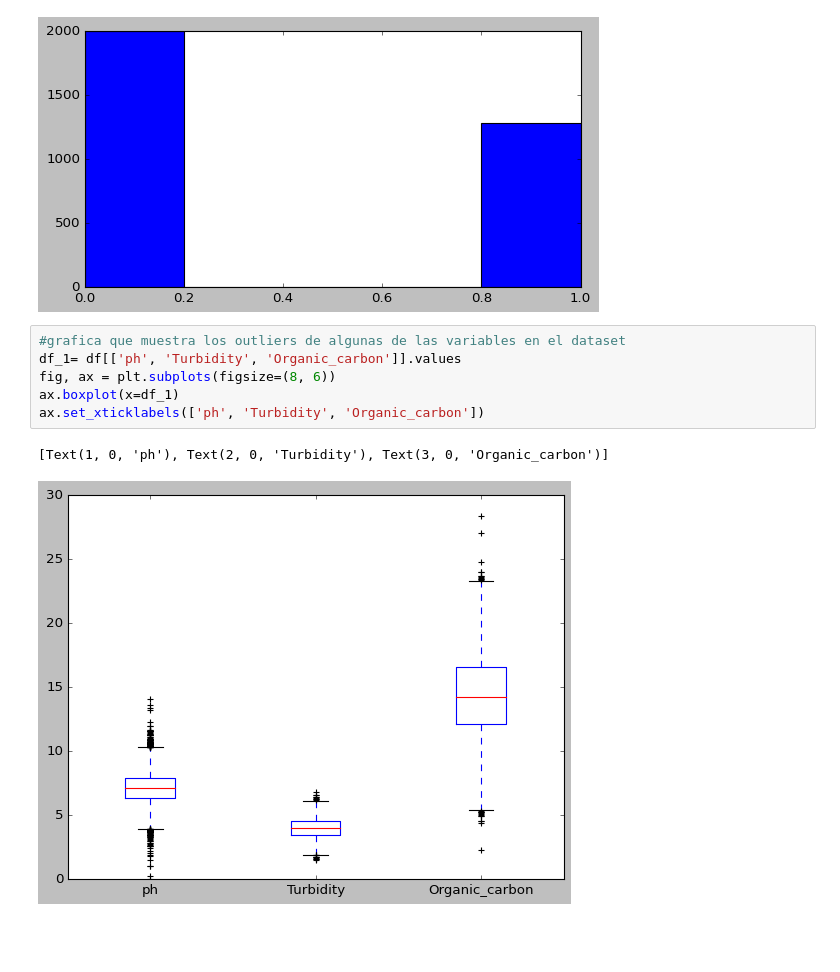
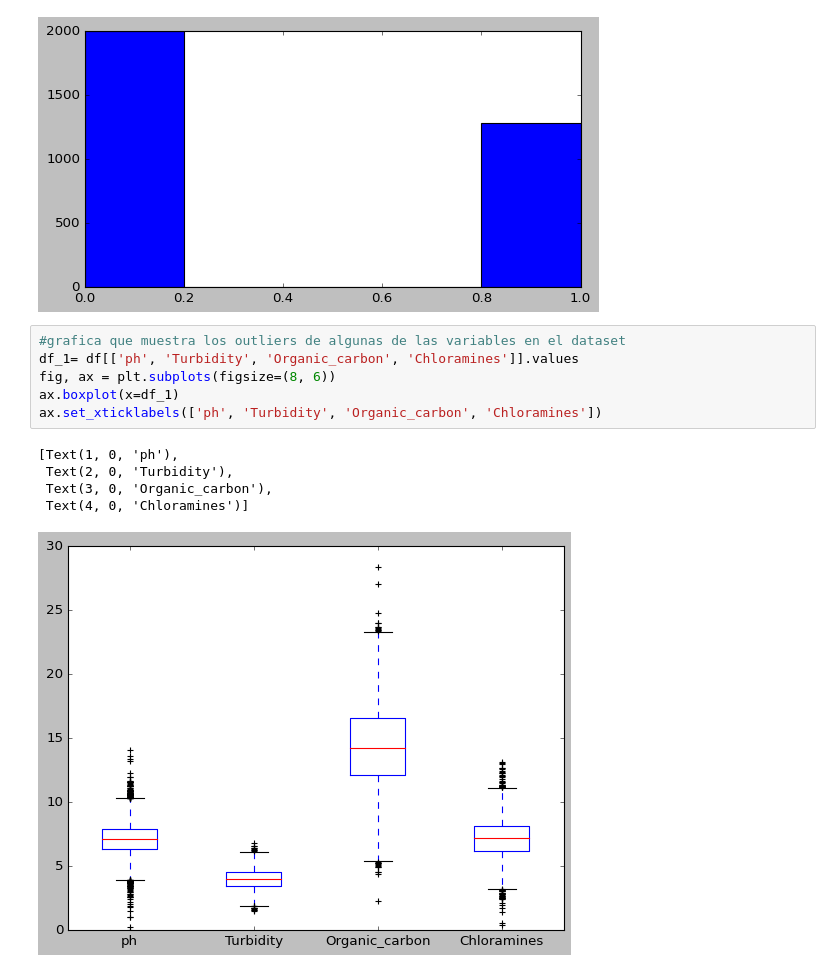
Before and after one commit to Diehgon/Curso-coderhouse-DS, a Jupyter notebook: 1° entrega.ipynb, the cells around one changed output. Drawn from its saved outputs; the diff is of its cells as text; blank space fills up the shorter version.

```diff
--- a/1° entrega.ipynb
+++ b/1° entrega.ipynb
@@ -187,10 +187,13 @@ plt.hist(x= df.Potability, bins=5, orientation='vertical')
 [figure]
 # %%
 #grafica que muestra los outliers de algunas de las variables en el dataset
-df_1= df[['ph', 'Turbidity', 'Organic_carbon']].values
+df_1= df[['ph', 'Turbidity', 'Organic_carbon', 'Chloramines']].values
 fig, ax = plt.subplots(figsize=(8, 6))
 ax.boxplot(x=df_1)
-ax.set_xticklabels(['ph', 'Turbidity', 'Organic_carbon'])
+ax.set_xticklabels(['ph', 'Turbidity', 'Organic_carbon', 'Chloramines'])
 # %% [output]
-[Text(1, 0, 'ph'), Text(2, 0, 'Turbidity'), Text(3, 0, 'Organic_carbon')]
+[Text(1, 0, 'ph'),
+ Text(2, 0, 'Turbidity'),
+ Text(3, 0, 'Organic_carbon'),
+ Text(4, 0, 'Chloramines')]
-[figure, old version]
+[figure, new version]
```
Also changed, not shown: parts of 4 cells of this notebook.
